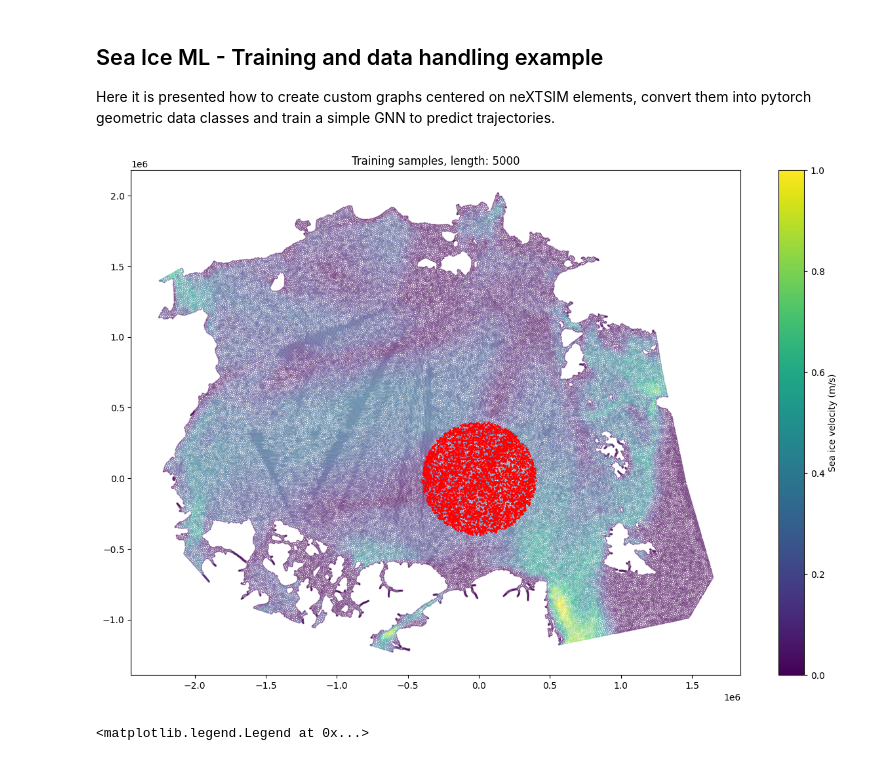
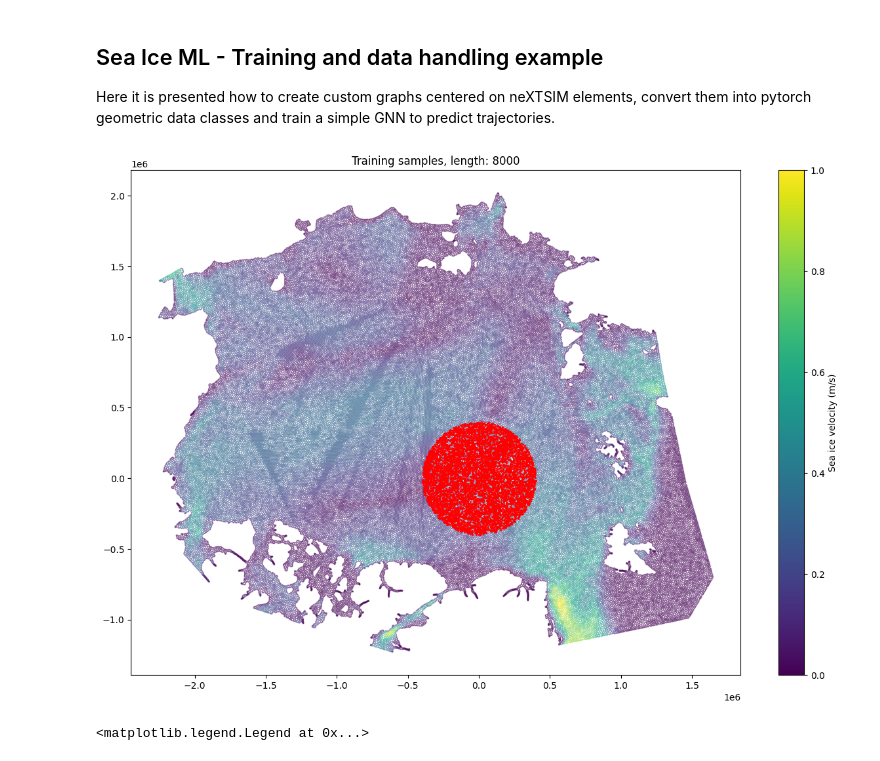
Before and after one commit to nansencenter/nextsim_dynamics_ml, a Jupyter notebook: notebooks/Demo_refactor.ipynb, the cells around one changed output. Cells and saved outputs as stored; diff of their text form; code cells hidden in the pictures.

```diff
--- a/notebooks/Demo_refactor.ipynb
+++ b/notebooks/Demo_refactor.ipynb
@@ -55,36 +54,36 @@ nextsim = Ice_graph(
 
 #Here we can generate samples from an hour snapshot to create a training dataset
 #We can either select randomly or within a radious from a given element.
 #seed for reproducibility
 np.random.seed(42)
 
 
-n_generations = 5000
+n_generations = 8000
 
 radius = 400000 #meters
 n_neighbours = 4
-iterations = 5
+iterations = 1
 time_index = 6 #index of element graph to fetch samples from
 val_time_index = time_index+iterations
 
 samples_train = nextsim.get_samples_area((0,0),radius,time_index=time_index,n_samples=n_generations)
 samples_val = nextsim.get_samples_area((0,0),radius,time_index=val_time_index,n_samples=int(n_generations/4)) #just 1/4 of items for validation
 
 selected_graph = nextsim.get_item(time_index)
 
 #plot area defined by radius
 plt.figure(figsize=(15,10))
 vel_norm = np.sqrt(selected_graph['M_VT_x']**2 + selected_graph['M_VT_y']**2)
 plt.scatter(selected_graph['x'],selected_graph['y'],c=vel_norm, s= 3 ,marker='.',linewidths=.7,alpha=.4)
 plt.title("Training samples, length: "+str(len(samples_train)))
 plt.scatter(selected_graph['x'][samples_train],selected_graph['y'][samples_train], color='red',s= 7 ,marker='.',linewidths=.7)
 plt.colorbar(label='Sea ice velocity (m/s)')
 
 
 element_g = nextsim.get_element_graph(samples_train[400],time_index=time_index,n_neighbours=n_neighbours,target_iter=iterations,predict_element=True)
 vertex_g = nextsim.get_vertex_graph(samples_train[400],time_index=time_index,n_neighbours=n_neighbours,target_iter=iterations,predict_element=False)
 # %% [output]
-[figure, old version]
+[figure, new version]
 # %%
 plt.figure(figsize=(15,10))
 central_pos = selected_graph['x'][samples_train[400]]/1000,selected_graph['y'][samples_train[400]]/1000
```
Also changed, not shown: parts of 5 cells of this notebook.
